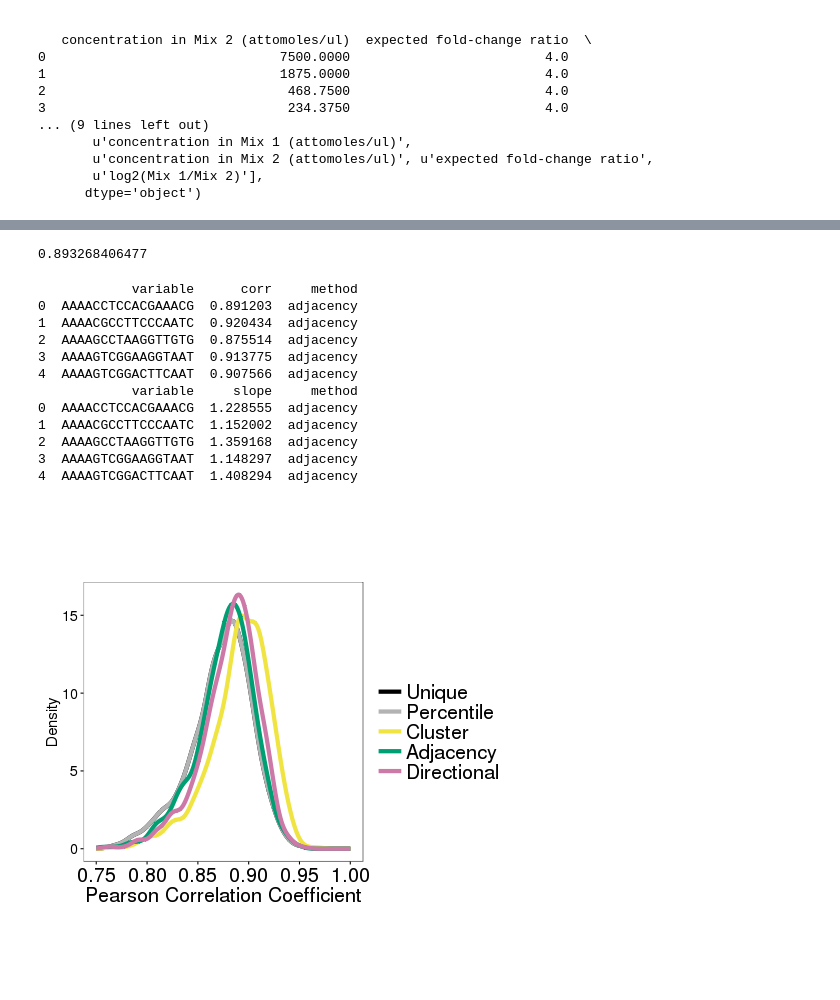
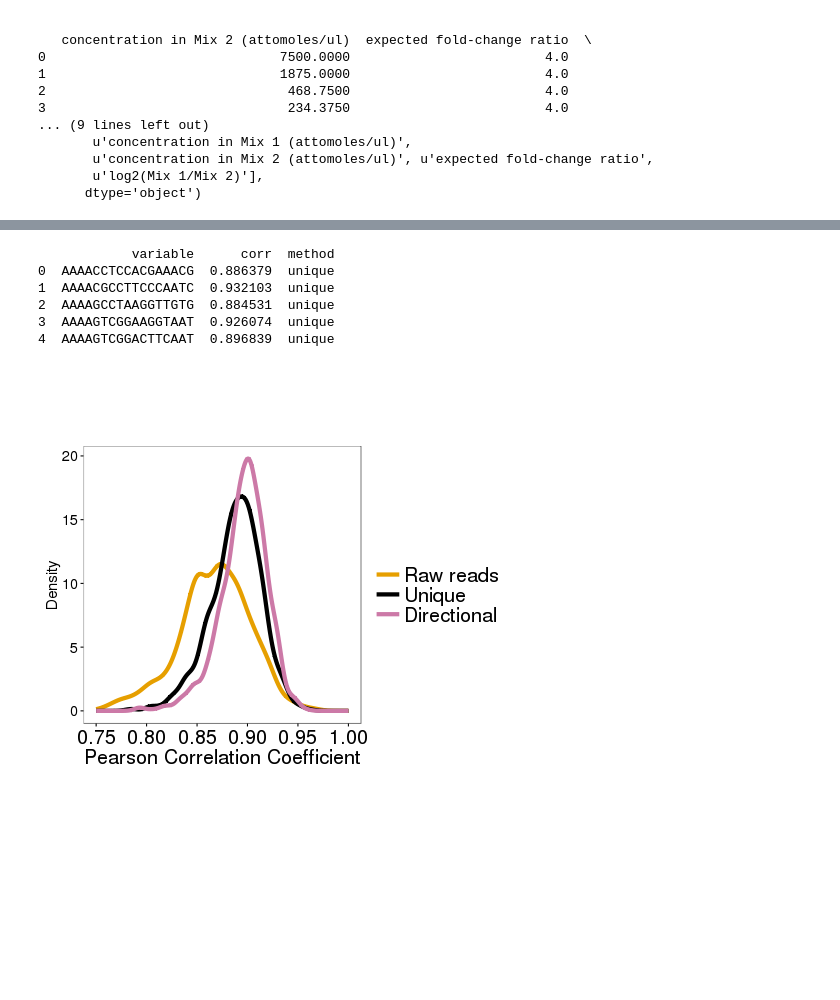
Before and after one commit to CGATOxford/UMI-tools_pipelines, a Jupyter notebook: notebooks/Klein_ERCC.ipynb, the cells around one changed output, grey strips where cells are left out. Drawn from its saved outputs; the diff is of its cells as text; code cells hidden in the pictures; blank space fills up the shorter version.

```diff
--- a/notebooks/Klein_ERCC.ipynb
+++ b/notebooks/Klein_ERCC.ipynb
@@ -47,7 +44,7 @@ def norm_counts(array):
     return [float(x)/sum_array for x in array]
 
 for inf in expression_infs:
-    method = os.path.basename(inf).split("_")[1]
+    method = os.path.basename(inf.replace("transcriptome", "dedup_transcriptome")).split("_")[1]
     expression_df = pd.read_table(inf, sep="\t", index_col=0)
 
     expression_df_norm = expression_df.apply(func=norm_counts, axis=0)
@@ -146,27 +141,13 @@ print(p)
 # %%
-def fit_line1(df, xcol, ycol):
-    """Return slope, intercept of best fit line."""
-    df = df[df[xcol]>0]
-    df = df[df[ycol]>0]
-    slope, intercept, r, p, stderr = linregress(np.log(df[xcol],), np.log(df[ycol]))
-    return slope
-
 def pearsonLog(df, xcol, ycol):
-    df = df[df[xcol]>0]
-    df = df[df[ycol]>0]
-    #df[xcol] = np.log(df[xcol])
-    #df[ycol] = np.log(df[ycol])
+    df = df[df[xcol]>6]
+    #df = df[df[ycol]>0]
     return df[[xcol, ycol]].corr(method="pearson").iloc[0,1]
-# %%
-print pearsonLog(tmp_df, "value", "concentration in Mix 1 (attomoles/ul)")
-# %% [output]
-0.893268406477
 # %%
 final_df_corr = pd.DataFrame()
-final_df_slope = pd.DataFrame()
 
 for inf in expression_infs:
-    method = os.path.basename(inf).split("_")[1]
+    method = os.path.basename(inf.replace("transcriptome", "dedup_transcriptome")).split("_")[1]
     expression_df = pd.read_table(inf, sep="\t", index_col=0)
 
     ercc_expression_df = expression_df.ix[ercc_conc_df['ERCC ID']]
@@ -177,38 +158,23 @@ for inf in expression_infs:
         merged_ercc_expression_df["concentration in Mix 1 (attomoles/ul)"].astype(float)>1]
 
     corr_df = pd.DataFrame(merged_ercc_expression_df.groupby("variable").apply(
-        pearsonLog, xcol="value", ycol="concentration in Mix 1 (attomoles/ul)"))
+        pearsonLog, ycol="value", xcol="concentration in Mix 1 (attomoles/ul)"))
 
     corr_df.columns = ["corr"]
     corr_df['method'] = method
 
-    slope_df = pd.DataFrame(merged_ercc_expression_df.groupby("variable").apply(
-        fit_line1, xcol="value", ycol="concentration in Mix 1 (attomoles/ul)"))
+    final_df_corr = pd.concat([final_df_corr, corr_df])
 
-    slope_df.columns = ["slope"]
-    slope_df['method'] = method
-
-    final_df_corr = pd.concat([final_df_corr, corr_df])
-    final_df_slope = pd.concat([final_df_slope, slope_df])
-
-final_df_slope.reset_index(inplace=True)
 final_df_corr.reset_index(inplace=True)
 
 print final_df_corr.head()
-print final_df_slope.head()
 # %% [output]
-            variable      corr     method
-0  AAAACCTCCACGAAACG  0.891203  adjacency
-1  AAAACGCCTTCCCAATC  0.920434  adjacency
-2  AAAAGCCTAAGGTTGTG  0.875514  adjacency
-3  AAAAGTCGGAAGGTAAT  0.913775  adjacency
-4  AAAAGTCGGACTTCAAT  0.907566  adjacency
-            variable     slope     method
-0  AAAACCTCCACGAAACG  1.228555  adjacency
-1  AAAACGCCTTCCCAATC  1.152002  adjacency
-2  AAAAGCCTAAGGTTGTG  1.359168  adjacency
-3  AAAAGTCGGAAGGTAAT  1.148297  adjacency
-4  AAAAGTCGGACTTCAAT  1.408294  adjacency
+            variable      corr  method
+0  AAAACCTCCACGAAACG  0.886379  unique
+1  AAAACGCCTTCCCAATC  0.932103  unique
+2  AAAAGCCTAAGGTTGTG  0.884531  unique
+3  AAAAGTCGGAAGGTAAT  0.926074  unique
+4  AAAAGTCGGACTTCAAT  0.896839  unique
 # %%
 %%R -i final_df_corr
 
@@ -220,39 +186,37 @@ gg_color_hue <- function(n) {
           "#E69F00", "#0072B2", "#D55E00")
 return(colours[1:n])}
 
-final_df_corr$method = factor(final_df_corr$method, levels=c("unique", "percentile",
-                                                   "cluster", "adjacency", "directional"))
+final_df_corr$method = factor(final_df_corr$method, levels=c("transcriptome", "unique", "directional"))
 
-final_df_corr$method = revalue(final_df_corr$method,c("adjacency" = "Adjacency",
-                              "directional" = "Directional",
-                              "cluster" = "Cluster", "percentile" = "Percentile",
-                              "unique" = "Unique"))
+final_df_corr$method = revalue(final_df_corr$method,c(
+    "transcriptome" = "Raw reads", "directional" = "Directional", "unique" = "Unique"))
+
 
 m_txt = element_text(size=20)
 s_txt = element_text(size=15)
 
 t = theme_bw() +
     theme(axis.text.x = m_txt,
           axis.title.x = m_txt,
           axis.text.y = s_txt,
           axis.title.y = s_txt,
           legend.title = m_txt,
           legend.text = m_txt,
           legend.key = element_blank(),
           legend.key.width=unit(1,"cm"),
           legend.key.height=unit(0.7,"cm"),
           aspect.ratio=1,
           panel.grid=element_blank())
 
 p = ggplot(final_df_corr, aes(corr, colour=method)) +
 stat_density(geom="line",position="identity", size=2) +
 #geom_density(show_guide=FALSE, size=2) +
 t +
-scale_colour_manual(name="", values=c(gg_color_hue(7)[1:5])) +
+scale_colour_manual(name="", values=c(gg_color_hue(7)[c(6,1,5)])) +
 xlab("Pearson Correlation Coefficient") + ylab("Density") +
 scale_x_continuous(limits=c(0.75,1)) +
 guides(colour = guide_legend(override.aes = list(size = 2)))
 ggsave("../figures.dir/corr_density.png", width=9, height=6)
 print(p)
 # %% [output]
-[figure, old version]
+[figure, new version]
```
Also changed, not shown: parts of 7 cells of this notebook, 1 other file.
